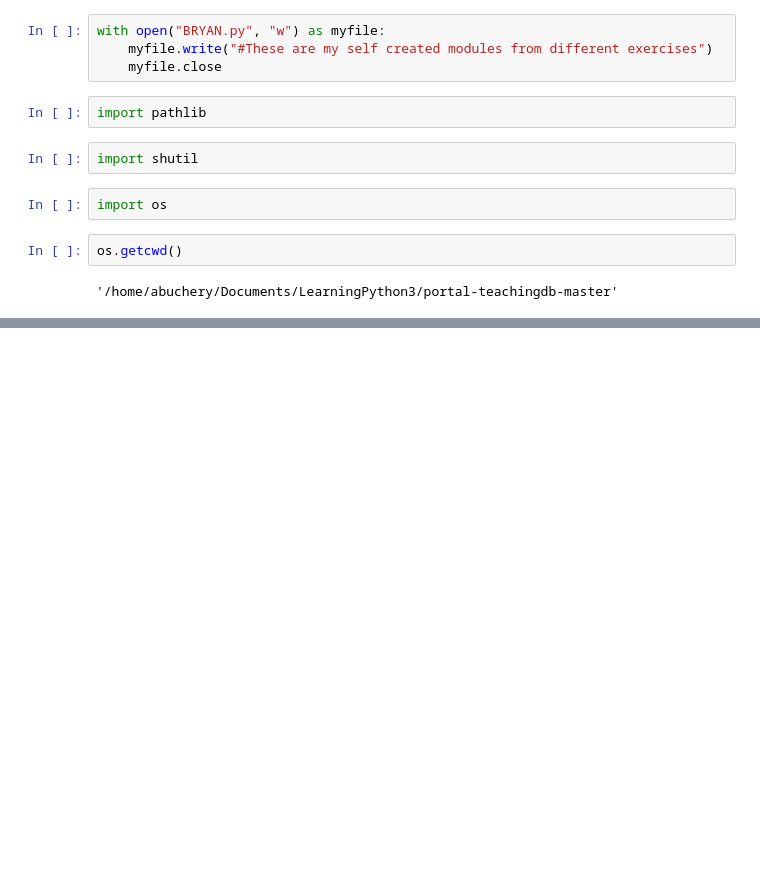
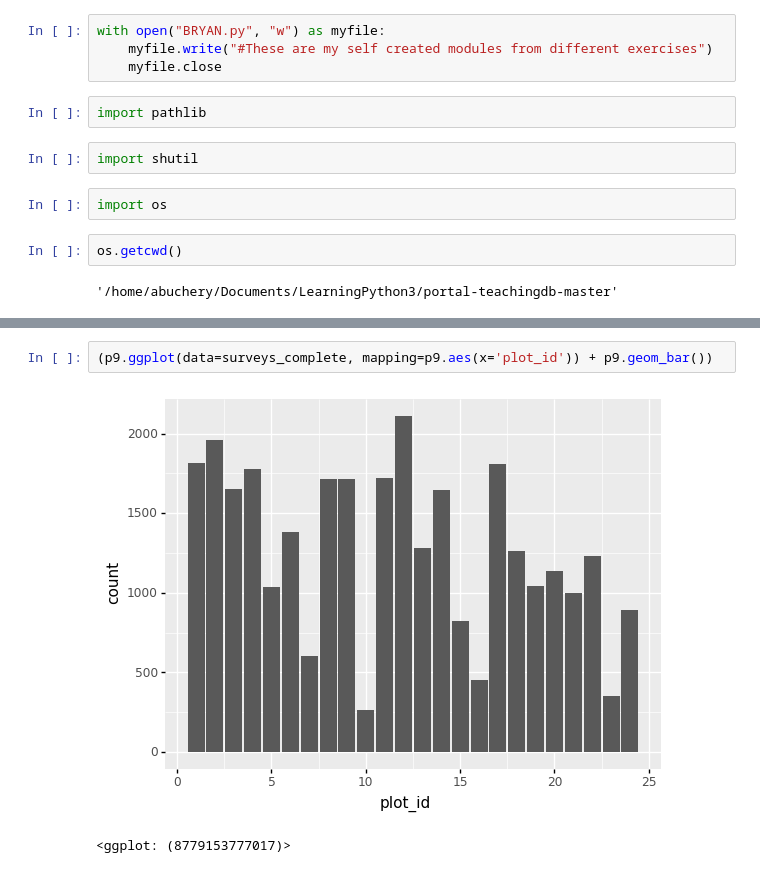
Before and after one commit to BryanAbuchery/LearningPython3, a Jupyter notebook: Python_Exercises.ipynb, the cells around one changed output, grey strips where cells are left out. Drawn from its saved outputs; the diff is of its cells as text; blank space fills up the shorter version.

```diff
--- a/Python_Exercises.ipynb
+++ b/Python_Exercises.ipynb
@@ -251,0 +265,5 @@ os.getcwd()
+# %%
+(p9.ggplot(data=surveys_complete, mapping=p9.aes(x='plot_id')) + p9.geom_bar())
+# %% [output]
+[figure, added]
+<ggplot: (8779153777017)>
```
Also changed, not shown: parts of 17 cells of this notebook, 2 other files.
